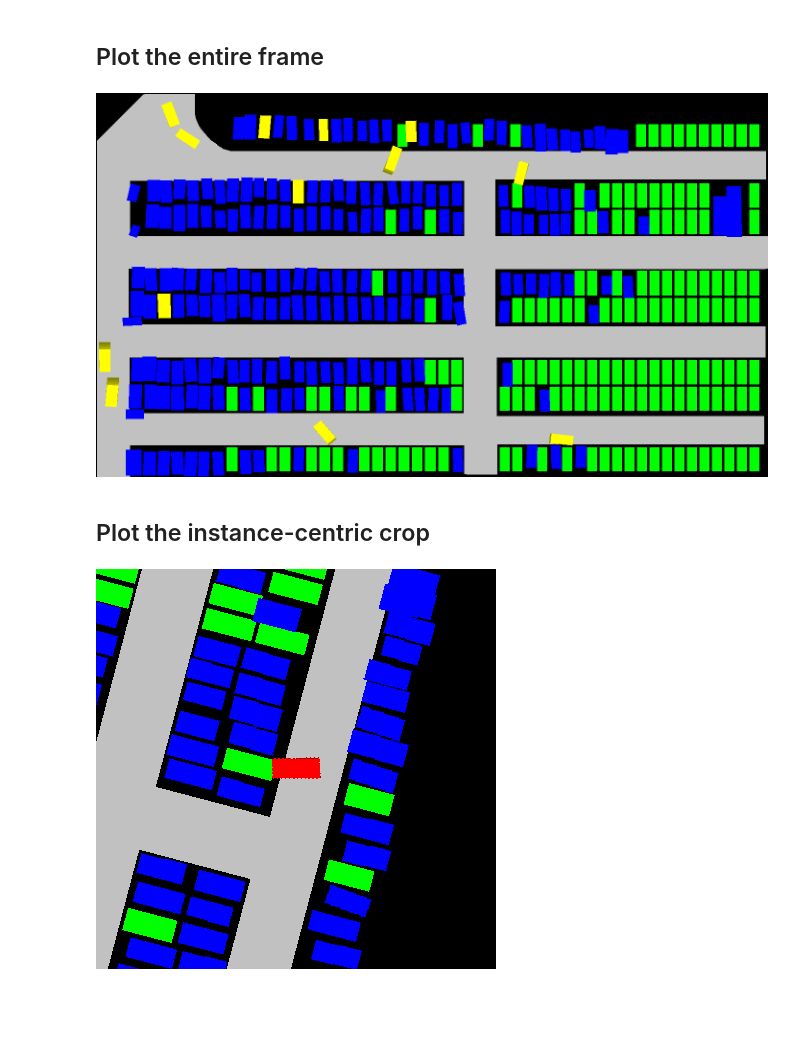
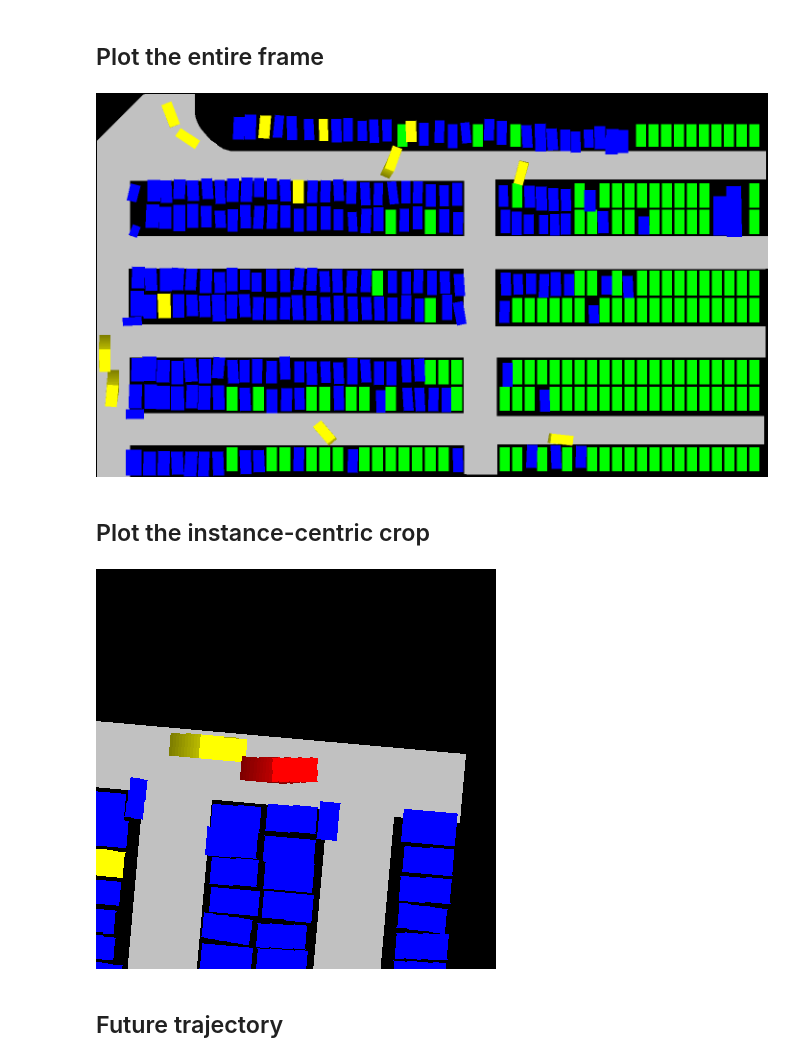
Before and after one commit to MPC-Berkeley/dlp-dataset, a Jupyter notebook: visualization.ipynb, the cells around one changed output. Saved outputs shown, nothing was run; the diff lists cells and outputs as text; code cells hidden in the pictures; blank space fills up the shorter version.

Commit message:
get future traj

```diff
--- a/visualization.ipynb
+++ b/visualization.ipynb
@@ -39,7 +39,7 @@ print(ds.states_from_utm(frame['instances'][0]))
 # %% [markdown]
 # Semantic Visualizer
 # %%
-smt_vis = SemanticVisualizer(ds)
+smt_vis = SemanticVisualizer(ds, steps=10)
 # %% [markdown]
 ## Plot the entire frame
 # %%
@@ -49,10 +49,12 @@ frame = ds.get_future_frames(scene['first_frame'],timesteps=50)[-1]
 img_frame = smt_vis.plot_frame(frame['frame_token'])
 img_frame.transpose(Image.FLIP_TOP_BOTTOM).show()
 # %% [output]
-[figure, old version]
+[figure, new version]
 # %% [markdown]
 ## Plot the instance-centric crop
 # %%
-smt_vis.inst_centric(img_frame, frame['instances'][0], size=200)
+smt_vis.inst_centric(img_frame, frame['instances'][6], size=200)
 # %% [output]
-[figure, old version]
+[figure, new version]
+# %% [markdown]
+## Future trajectory
```
Also changed, not shown: parts of 1 cell of this notebook, 1 other file.
